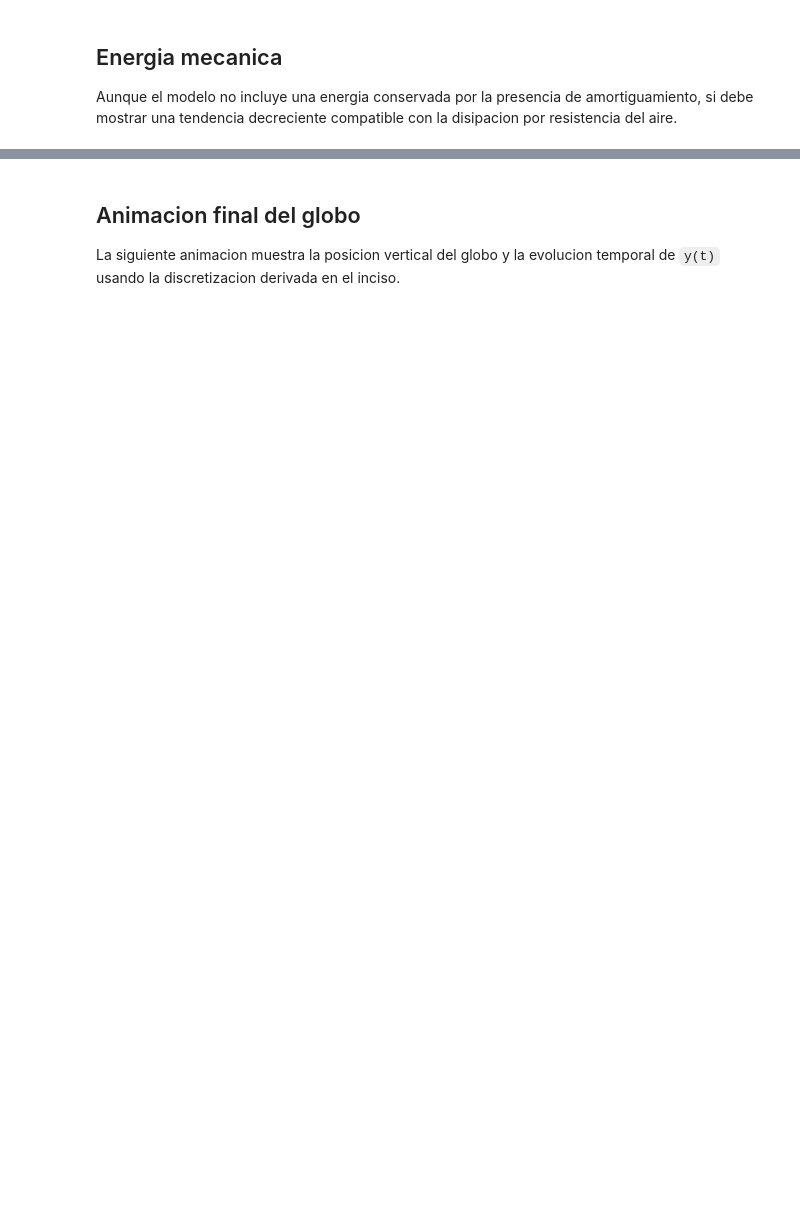
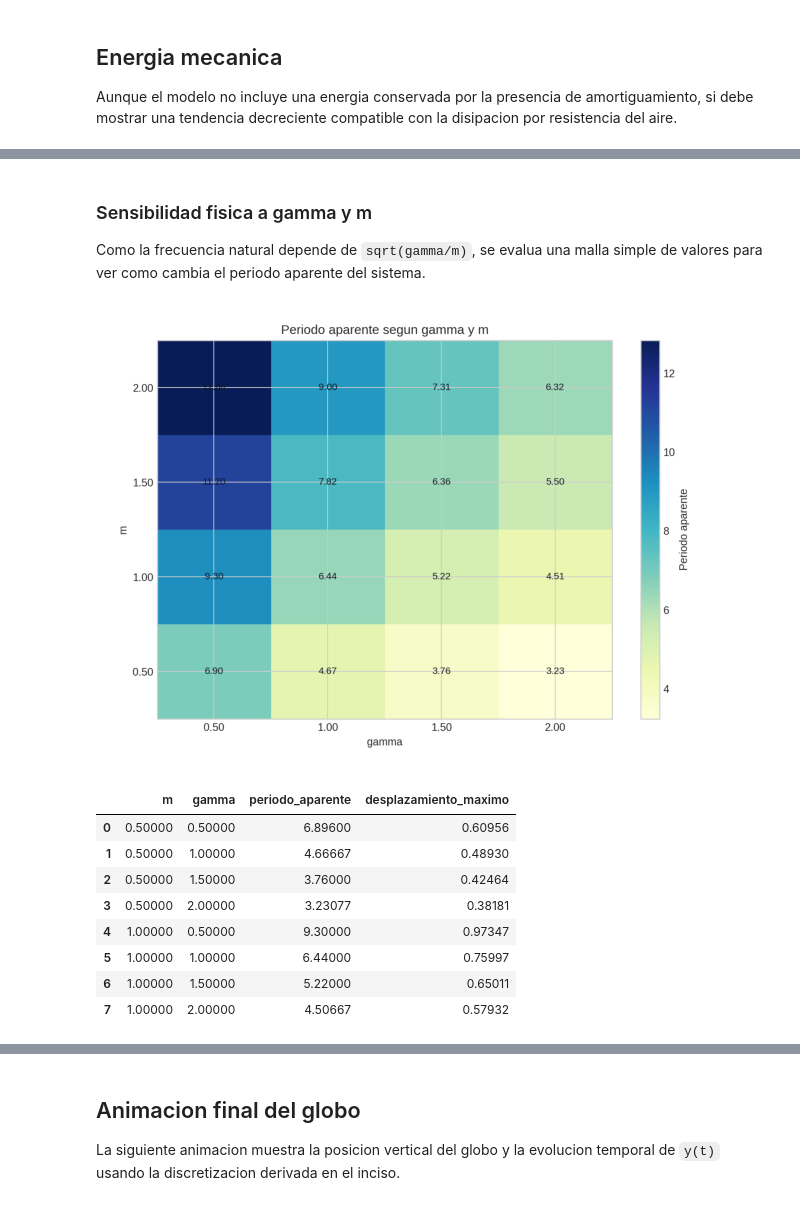
Before and after one commit to Xboster-eliel/jupyterbook_Modelacion_Ambiental, a Jupyter notebook: notebooks/Guia_practica_Globo_medicion.ipynb, the cells around one changed output, grey strips where cells are left out. Drawn from its saved outputs; the diff is of its cells as text; code cells hidden in the pictures; blank space fills up the shorter version.

```diff
--- a/notebooks/Guia_practica_Globo_medicion.ipynb
+++ b/notebooks/Guia_practica_Globo_medicion.ipynb
@@ -466,0 +785,24 @@ plt.show()
+# %% [markdown]
+### Sensibilidad fisica a gamma y m
+
+Como la frecuencia natural depende de `sqrt(gamma/m)`, se evalua una malla simple de valores para ver como cambia el periodo aparente del sistema.
+# %%
+image_path = OUTPUT_DIR / 'globo_sensibilidad_gamma_m.png'
+img = plt.imread(image_path)
+plt.figure(figsize=(8.2, 5.8))
+plt.imshow(img)
+plt.axis('off')
+plt.show()
+
+gamma_mass_df.head(8)
+# %% [output]
+[figure, added]
+|  | m | gamma | periodo_aparente | desplazamiento_maximo |
+| 0 | 0.50000 | 0.50000 | 6.89600 | 0.60956 |
+| 1 | 0.50000 | 1.00000 | 4.66667 | 0.48930 |
+| 2 | 0.50000 | 1.50000 | 3.76000 | 0.42464 |
+| 3 | 0.50000 | 2.00000 | 3.23077 | 0.38181 |
+| 4 | 1.00000 | 0.50000 | 9.30000 | 0.97347 |
+| 5 | 1.00000 | 1.00000 | 6.44000 | 0.75997 |
+| 6 | 1.00000 | 1.50000 | 5.22000 | 0.65011 |
+| 7 | 1.00000 | 2.00000 | 4.50667 | 0.57932 |
```
Also changed, not shown: parts of 25 cells of this notebook, 20 other files.
